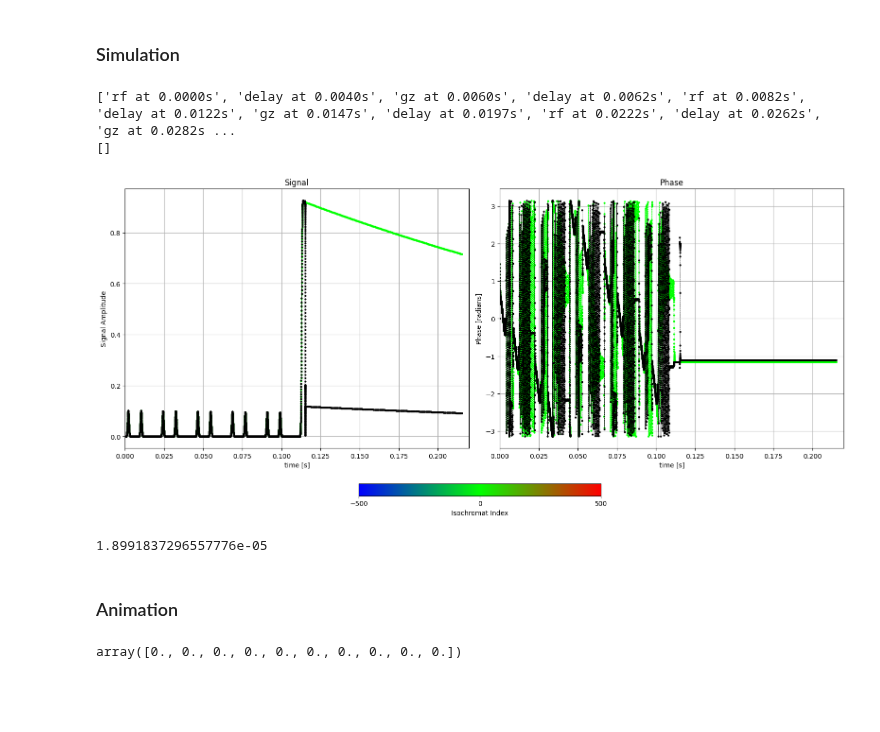
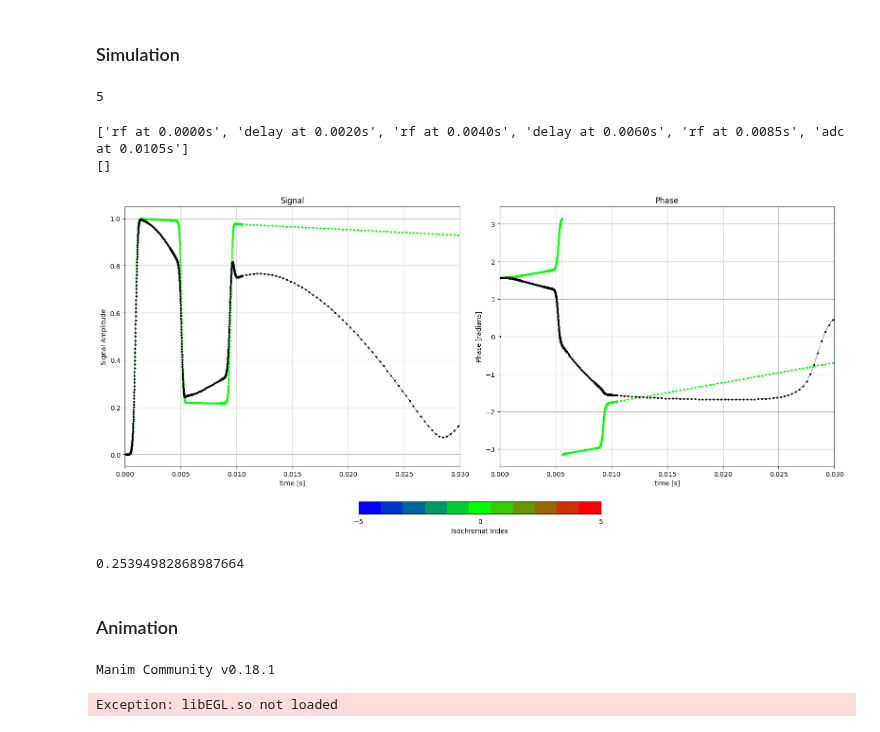
Before and after one commit to dantona02/optim, a Jupyter notebook: testing.ipynb, the cells around one changed output. Saved outputs shown, nothing was run; the diff lists cells and outputs as text; code cells hidden in the pictures; blank space fills up the shorter version.

```diff
--- a/testing.ipynb
+++ b/testing.ipynb
@@ -7,19 +7,21 @@ import matplotlib.pyplot as plt
 # %%
 low = -20e-6
 high = 20e-6
-n_iso = 1000
+n_iso = 10
 mean = (low + high) / 2
 std_dev = (high - low) / 6
 
 # z_pos = np.random.normal(loc=mean, scale=std_dev, size=n_iso)
 z_pos = np.linspace(low, high, n_iso)
-# z_pos = np.append(z_pos, 0)
-# z_pos = np.clip(z_pos, low, high)
-# z_pos = np.sort(z_pos)
+z_pos = np.append(z_pos, 0)
+z_pos = np.clip(z_pos, low, high)
+z_pos = np.sort(z_pos)
 
-# # plt.plot(z_pos, 'o')
+# plt.plot(z_pos, 'o')
 
-# np.where(z_pos == 0)[0][0]
+np.where(z_pos == 0)[0][0]
+# %% [output]
+5
 # %%
 seq_path_gauss = 'seq_lib/1_ETM.seq'
 config_path = 'sim_lib/config_1pool.yaml'
@@ -43,23 +45,23 @@ sim = simulate(config_file=config_path,
                    webhook=webhook,
                    plt_range=plt_range)  # simulation mac
 # %% [output]
-['rf at 0.0000s', 'delay at 0.0040s', 'gz at 0.0060s', 'delay at 0.0062s', 'rf at 0.0082s', 'delay at 0.0122s', 'gz at 0.0147s', 'delay at 0.0197s', 'rf at 0.0222s', 'delay at 0.0262s', 'gz at 0.0282s ...
+['rf at 0.0000s', 'delay at 0.0020s', 'rf at 0.0040s', 'delay at 0.0060s', 'rf at 0.0085s', 'adc at 0.0105s']
 []
 # %%
 from bmc.utils.eval import plot_sim
 time, m_z, m_z_total, m_c, m_c_total = sim.get_mag()
 
 iso_select = [0]
-plt_range = [0.0, 0.22]
+plt_range = [0.0, 0.03]
 
 # _ = plot_sim(m_out=[m_z, m_z_total], time=time, plt_range=plt_range, iso_select=iso_select)
 _ = plot_sim(m_out=[m_c, m_c_total], time=time, plt_range=plt_range, iso_select=iso_select)
 
 m_trans_plus = np.abs(m_c_total)
 m_trans_plus[600]
 # %% [output]
-[figure, old version]
+[figure, new version]
-1.8991837296557776e-05
+0.25394982868987664
 # %% [markdown]
 ### Animation
 # %%
@@ -70,9 +72,12 @@ timing = False
 total_mag = False
 kwargs = {'quality': '-ql', 'write': '--write_to_movie'}  #--write_to_movie
 # %%
-# sim.animate(run_time=run_time,
-#             track_path=track_path,
-#             ie=ie,
-#             timing=timing,
-#             total_mag=total_mag,
-#             **kwargs)
+sim.animate(run_time=run_time,
+            track_path=track_path,
+            ie=ie,
+            timing=timing,
+            total_mag=total_mag,
+            **kwargs)
+# %% [output]
+Manim Community v0.18.1
+Exception: libEGL.so not loaded
@@ -81,4 +83,0 @@ test = 1* np.random.normal(0, 0, 10)
-# %%
-test
-# %% [output]
-array([0., 0., 0., 0., 0., 0., 0., 0., 0., 0.])
```
Also changed, not shown: parts of 1 cell of this notebook, 3 other files.
